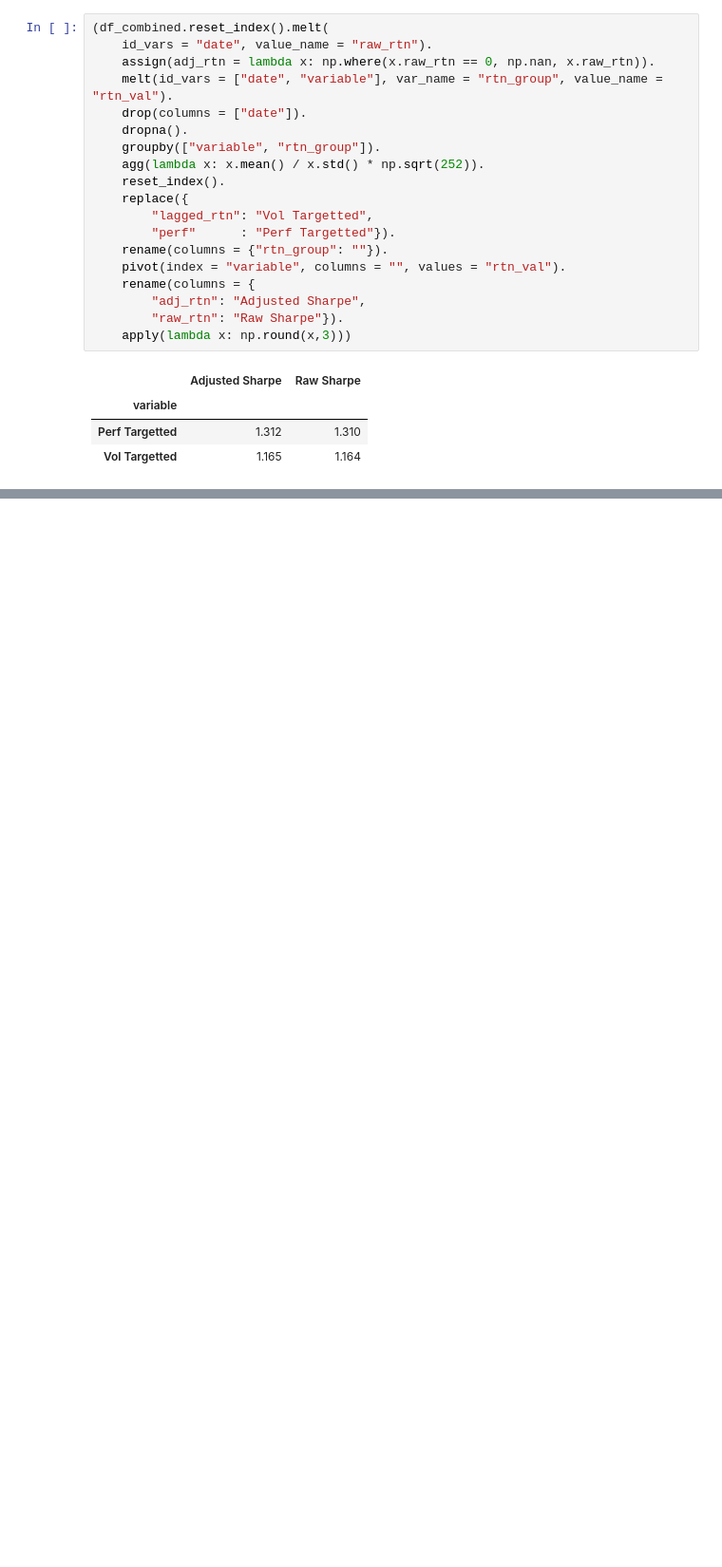
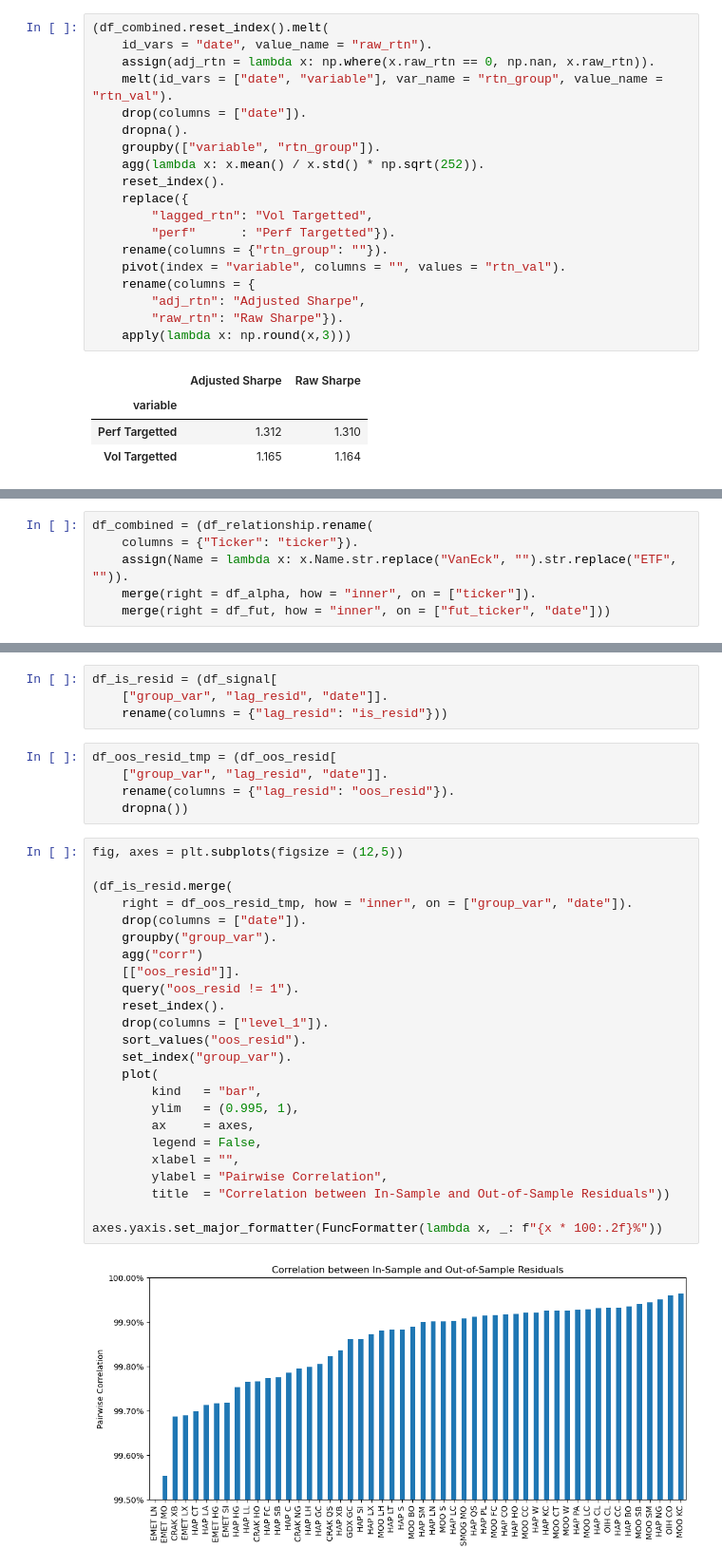
Before and after one commit to diegodalvarez/CommodityEquityAlpha, a Jupyter notebook: 1BaseModel.ipynb, the cells around one changed output, grey strips where cells are left out. Shown at 95% size. Saved outputs shown, nothing was run; the diff lists cells and outputs as text; blank space fills up the shorter version.

```diff
--- a/1BaseModel.ipynb
+++ b/1BaseModel.ipynb
@@ -620,0 +632,6 @@ plt.tight_layout()
+# %%
+df_combined = (df_relationship.rename(
+    columns = {"Ticker": "ticker"}).
+    assign(Name = lambda x: x.Name.str.replace("VanEck", "").str.replace("ETF", "")).
+    merge(right = df_alpha, how = "inner", on = ["ticker"]).
+    merge(right = df_fut, how = "inner", on = ["fut_ticker", "date"]))
@@ -620,0 +666,35 @@ plt.tight_layout()
+# %%
+df_is_resid = (df_signal[
+    ["group_var", "lag_resid", "date"]].
+    rename(columns = {"lag_resid": "is_resid"}))
+# %%
+df_oos_resid_tmp = (df_oos_resid[
+    ["group_var", "lag_resid", "date"]].
+    rename(columns = {"lag_resid": "oos_resid"}).
+    dropna())
+# %%
+fig, axes = plt.subplots(figsize = (12,5))
+
+(df_is_resid.merge(
+    right = df_oos_resid_tmp, how = "inner", on = ["group_var", "date"]).
+    drop(columns = ["date"]).
+    groupby("group_var").
+    agg("corr")
+    [["oos_resid"]].
+    query("oos_resid != 1").
+    reset_index().
+    drop(columns = ["level_1"]).
+    sort_values("oos_resid").
+    set_index("group_var").
+    plot(
+        kind   = "bar",
+        ylim   = (0.995, 1),
+        ax     = axes,
+        legend = False,
+        xlabel = "",
+        ylabel = "Pairwise Correlation",
+        title  = "Correlation between In-Sample and Out-of-Sample Residuals"))
+
+axes.yaxis.set_major_formatter(FuncFormatter(lambda x, _: f"{x * 100:.2f}%"))
+# %% [output]
+[figure, added]
```
Also changed, not shown: parts of 4 cells of this notebook, 3 other files.
